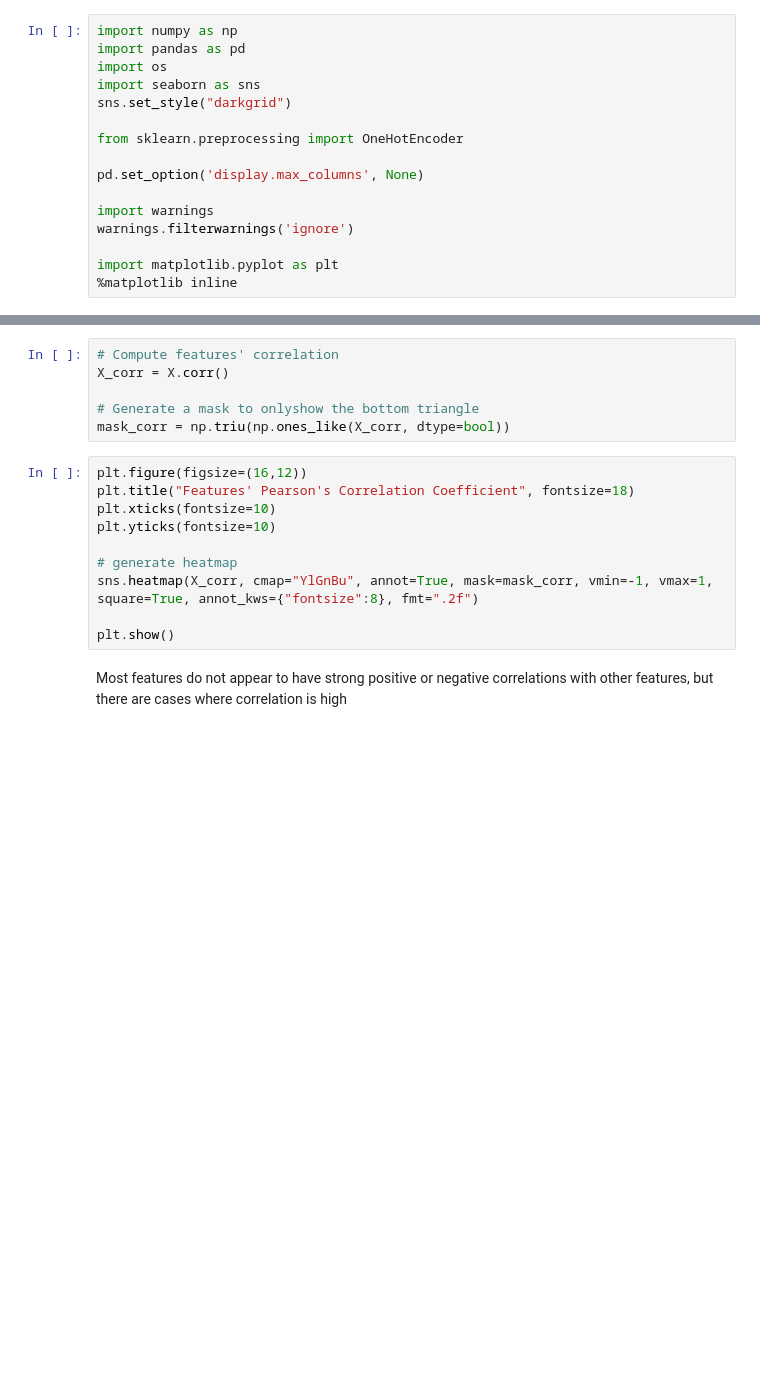
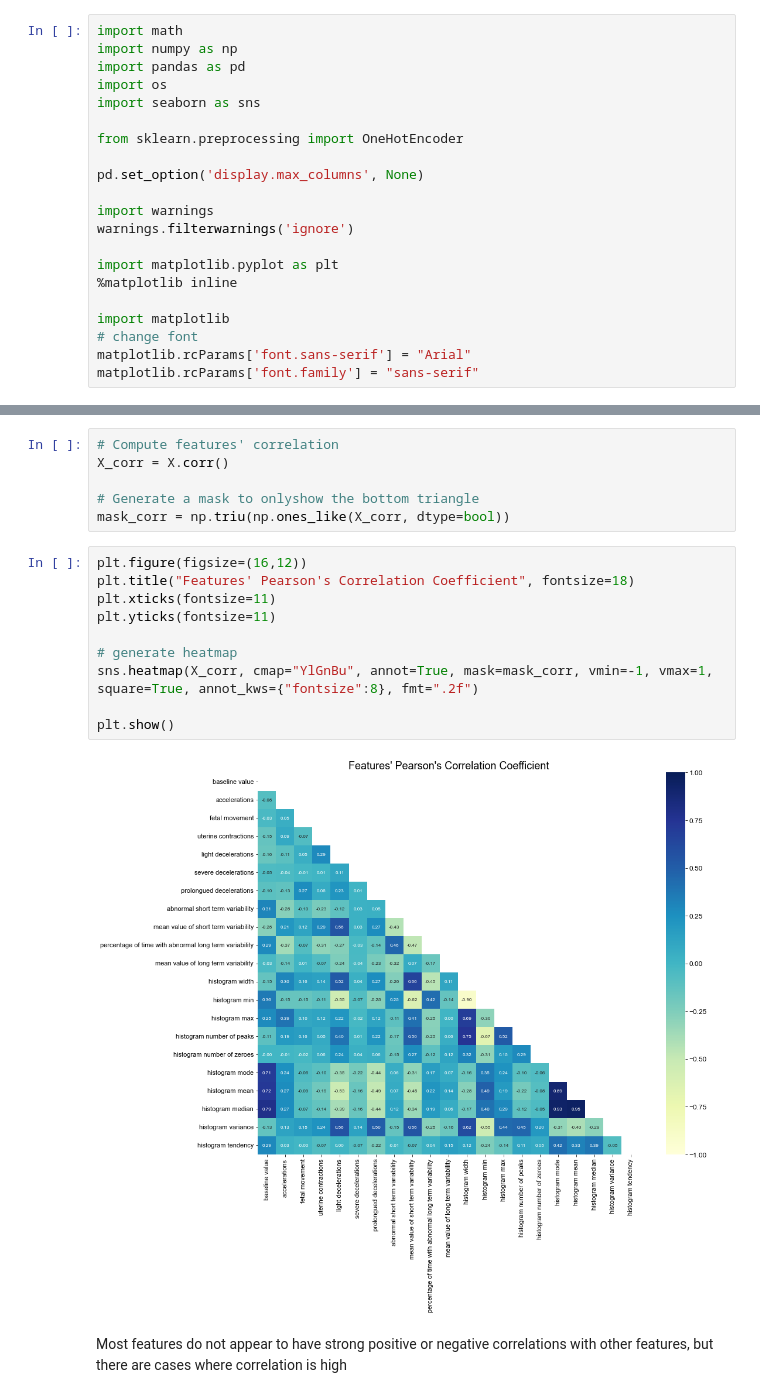
Before and after one commit to PedroAntonacio/example-ml-models, a Jupyter notebook: code/classification-binary.ipynb, the cells around one changed output, grey strips where cells are left out. Saved outputs shown, nothing was run; the diff lists cells and outputs as text; blank space fills up the shorter version.

```diff
--- a/code/classification-binary.ipynb
+++ b/code/classification-binary.ipynb
@@ -1,9 +1,9 @@
 # %%
+import math
 import numpy as np
 import pandas as pd
 import os
 import seaborn as sns
-sns.set_style("darkgrid")
 
 from sklearn.preprocessing import OneHotEncoder
 
@@ -14,6 +14,11 @@ warnings.filterwarnings('ignore')
 
 import matplotlib.pyplot as plt
 %matplotlib inline
+
+import matplotlib
+# change font
+matplotlib.rcParams['font.sans-serif'] = "Arial"
+matplotlib.rcParams['font.family'] = "sans-serif"
 # %%
 SMALL_SIZE = 12
 MEDIUM_SIZE = 14
@@ -116,13 +168,15 @@ mask_corr = np.triu(np.ones_like(X_corr, dtype=bool))
 # %%
 plt.figure(figsize=(16,12))
 plt.title("Features' Pearson's Correlation Coefficient", fontsize=18)
-plt.xticks(fontsize=10)
-plt.yticks(fontsize=10)
+plt.xticks(fontsize=11)
+plt.yticks(fontsize=11)
 
 # generate heatmap
 sns.heatmap(X_corr, cmap="YlGnBu", annot=True, mask=mask_corr, vmin=-1, vmax=1, square=True, annot_kws={"fontsize":8}, fmt=".2f")
 
 plt.show()
+# %% [output]
+[figure, added]
 # %% [markdown]
 Most features do not appear to have strong positive or negative correlations with other features, but there are cases where correlation is high
 # %% [markdown]
```
Also changed, not shown: parts of 28 cells of this notebook, 1 other file.
